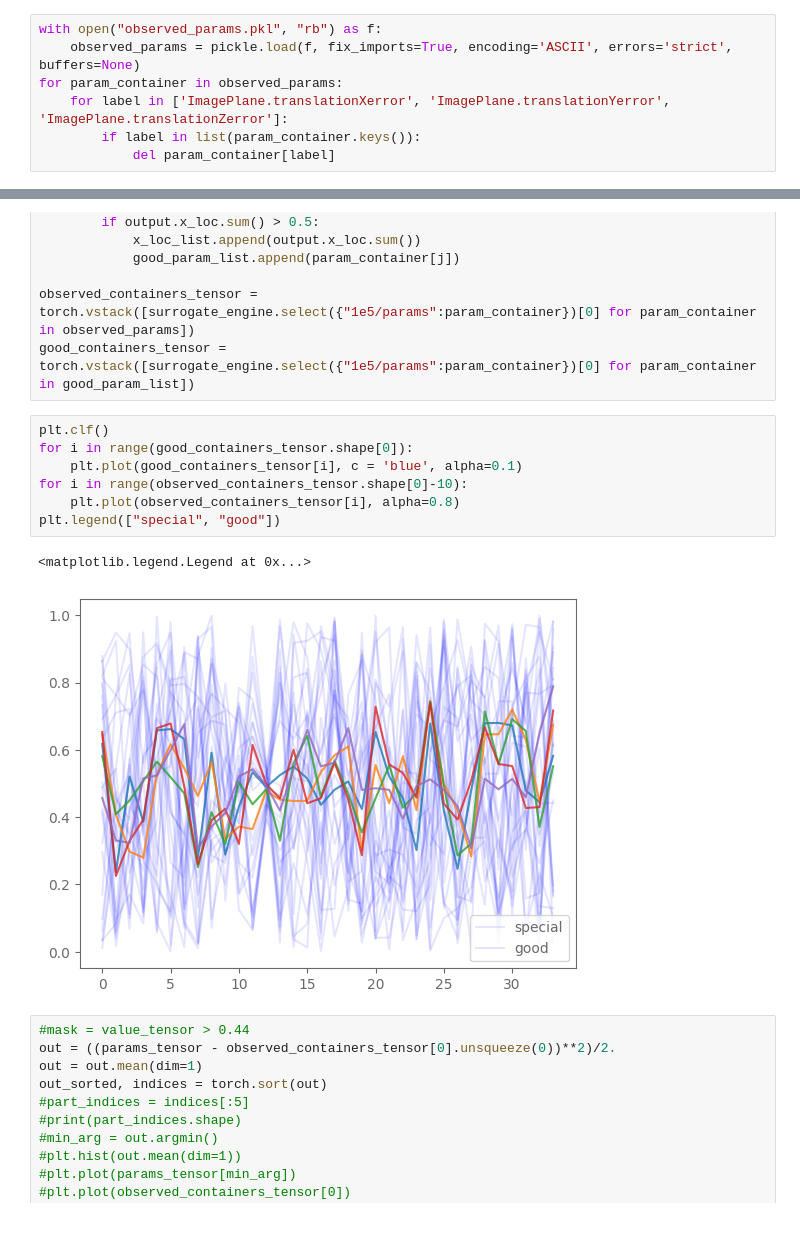
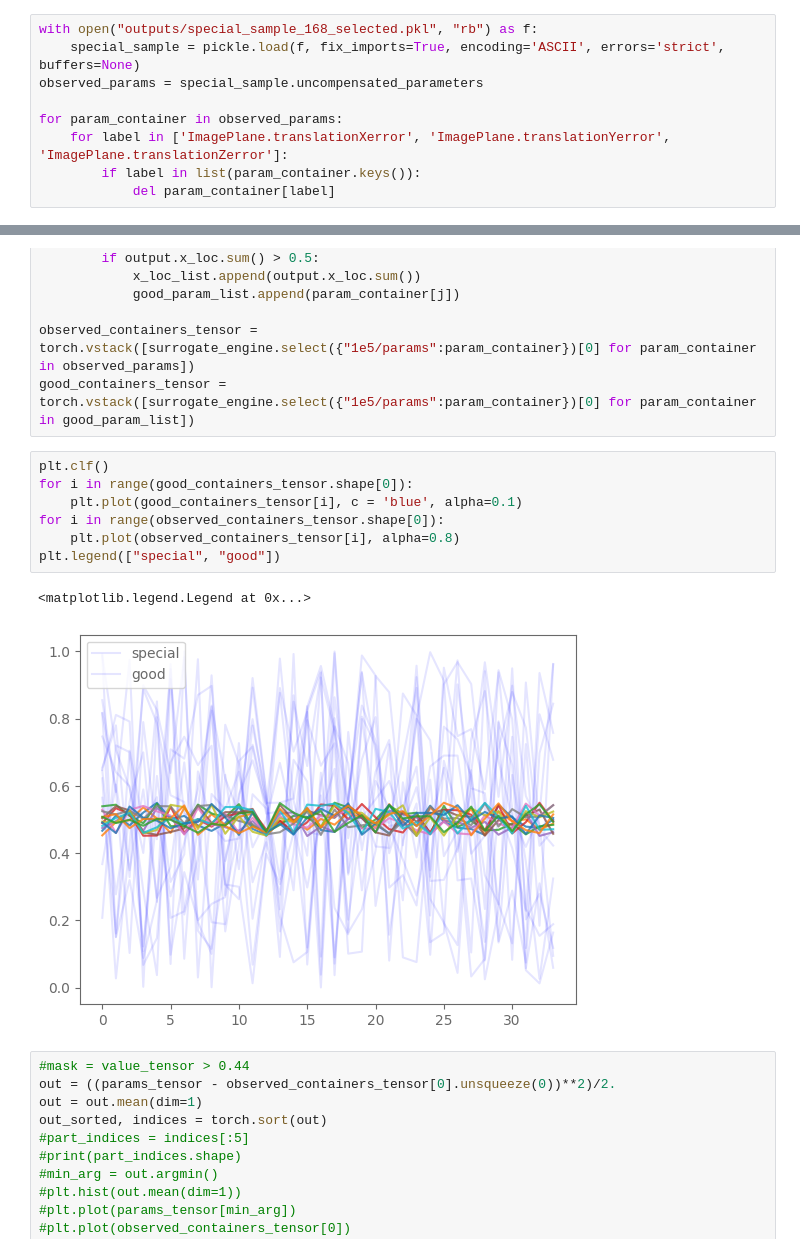
Before and after one commit to hzbian/metrix_hackathon, a Jupyter notebook: test_xy_hist_surrogate.ipynb, the cells around one changed output, grey strips where cells are left out. Drawn from its saved outputs; the diff is of its cells as text.

```diff
--- a/test_xy_hist_surrogate.ipynb
+++ b/test_xy_hist_surrogate.ipynb
@@ -136,8 +136,10 @@ params_tensor = torch.load('outputs/params.pt')
 # %% [markdown]
 # Special sample
 # %%
-with open("observed_params.pkl", "rb") as f:
-    observed_params = pickle.load(f, fix_imports=True, encoding='ASCII', errors='strict', buffers=None)
+with open("outputs/special_sample_168_selected.pkl", "rb") as f:
+    special_sample = pickle.load(f, fix_imports=True, encoding='ASCII', errors='strict', buffers=None)
+observed_params = special_sample.uncompensated_parameters
+
 for param_container in observed_params:
     for label in ['ImagePlane.translationXerror', 'ImagePlane.translationYerror', 'ImagePlane.translationZerror']:
         if label in list(param_container.keys()):
@@ -182,13 +212,13 @@ good_containers_tensor = torch.vstack([surrogate_engine.select({"1e5/params":par
 # %%
 plt.clf()
 for i in range(good_containers_tensor.shape[0]):
     plt.plot(good_containers_tensor[i], c = 'blue', alpha=0.1)
-for i in range(observed_containers_tensor.shape[0]-10):
+for i in range(observed_containers_tensor.shape[0]):
     plt.plot(observed_containers_tensor[i], alpha=0.8)
 plt.legend(["special", "good"])
 # %% [output]
 <matplotlib.legend.Legend at 0x...>
-[figure, old version]
+[figure, new version]
 # %%
 #mask = value_tensor > 0.44
 out = ((params_tensor - observed_containers_tensor[0].unsqueeze(0))**2)/2.
```
Also changed, not shown: parts of 16 cells of this notebook.
